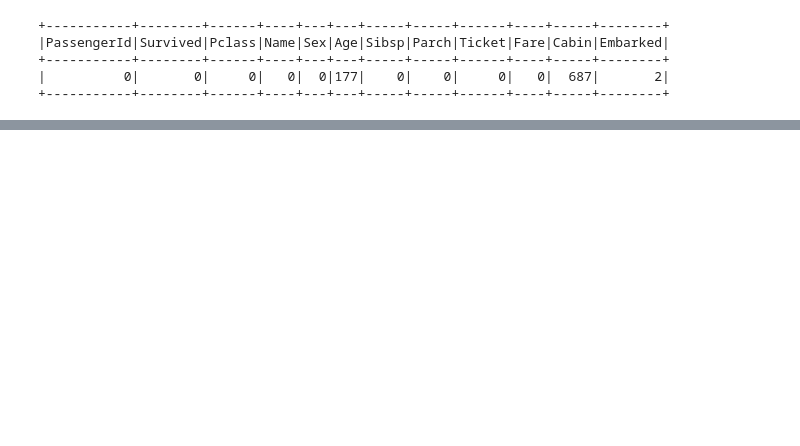
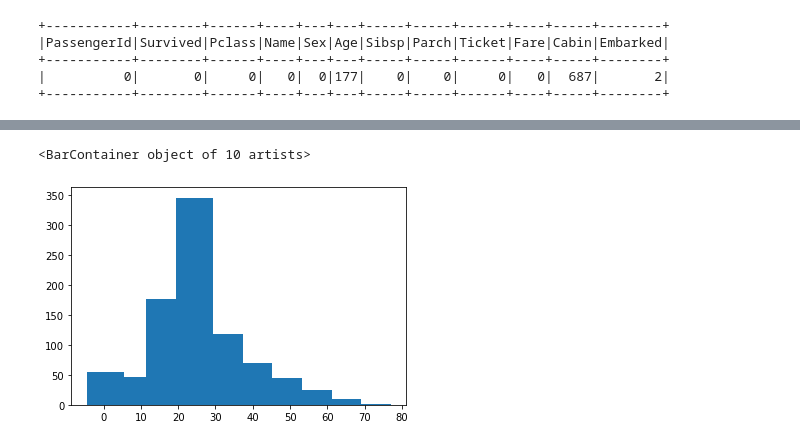
Before and after one commit to afoil/pyspark-demo, a Jupyter notebook: work/demo.ipynb, the cells around one changed output, grey strips where cells are left out. Drawn from its saved outputs; the diff is of its cells as text; code cells hidden in the pictures; blank space fills up the shorter version.

Commit message:
update visualization

```diff
--- a/work/demo.ipynb
+++ b/work/demo.ipynb
@@ -367,0 +474,3 @@ titanicDF.select([fn.count(fn.when(fn.isnull("Cabin"), 'Cabin')).alias('Cabin')]
+# %%
+# Embarkedを"C"(Chenbourg)でfillnaする
+titanicDF = titanicDF.fillna({'Embarked': 'C'})
@@ -367,0 +506,4 @@ titanicDF.select([fn.count(fn.when(fn.isnull("Cabin"), 'Cabin')).alias('Cabin')]
+# %%
+# fillna
+fill_value = titanicDF.agg({'Age': 'avg'}).first().asDict()['avg(Age)']
+titanicDF = titanicDF.fillna({'Age': fill_value})
@@ -367,0 +561,5 @@ titanicDF.select([fn.count(fn.when(fn.isnull("Cabin"), 'Cabin')).alias('Cabin')]
+# %%
+# 1のやり方
+import matplotlib.pyplot as plt
+# datafraameのapiにhistはないようなのでRDDに移す
+hists = titanicDF.select('Age').rdd.flatMap(lambda x: x).histogram(10)
@@ -367,0 +581,9 @@ titanicDF.select([fn.count(fn.when(fn.isnull("Cabin"), 'Cabin')).alias('Cabin')]
+# %%
+%matplotlib inline
+# 1のやりかた
+bins = hists[0][:-1]
+freq = hists[1]
+plt.bar(bins, freq, width=10)
+# %% [output]
+<BarContainer object of 10 artists>
+[figure, added]
```
Also changed, not shown: parts of 51 cells of this notebook.
